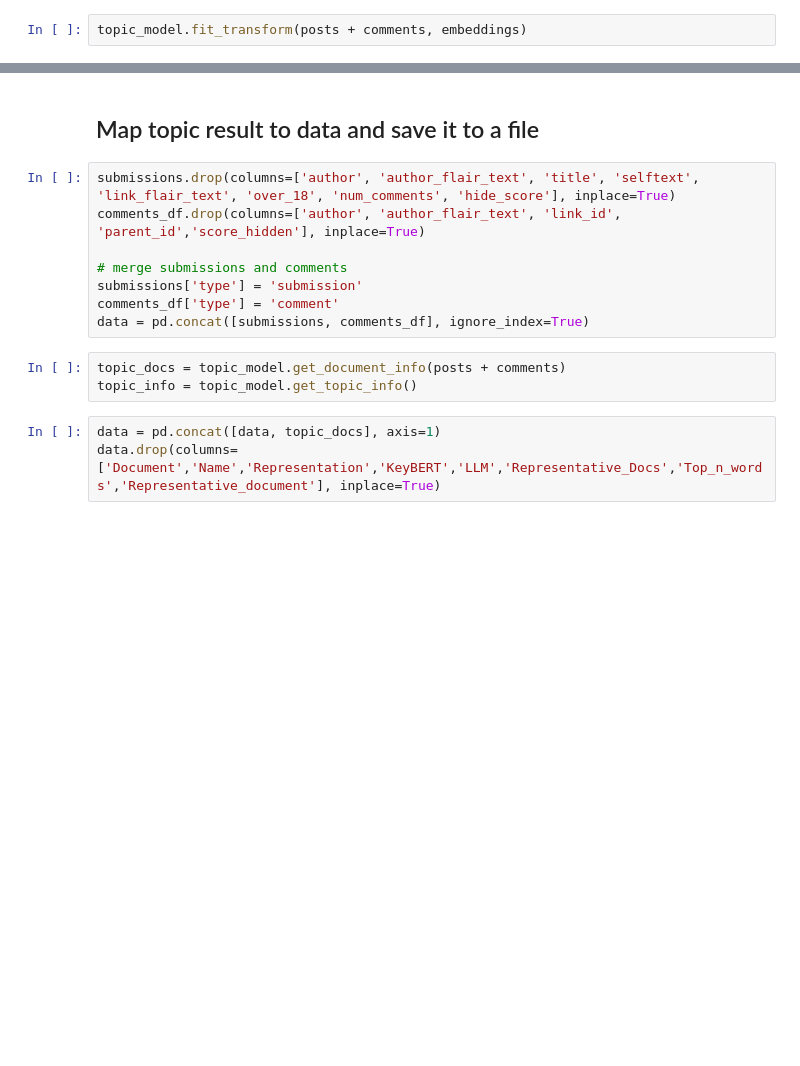
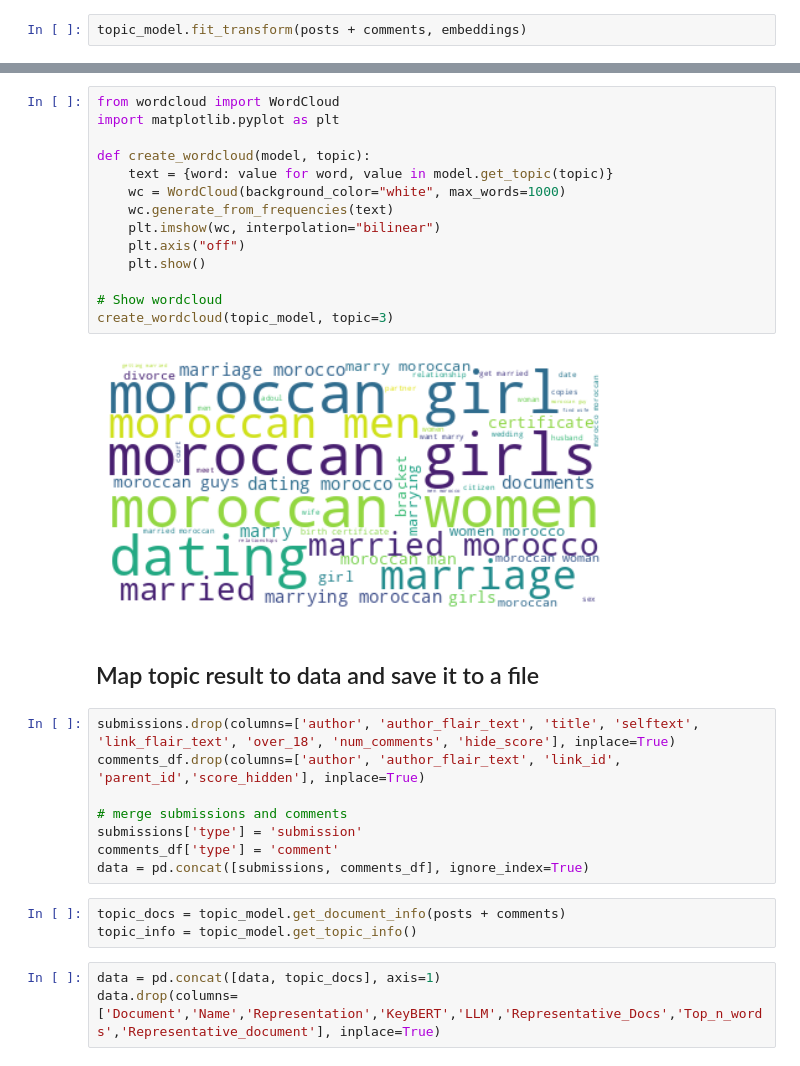
Before and after one commit to chelzakaria/unreddit, a Jupyter notebook: notebooks/Topic_Modeling.ipynb, the cells around one changed output, grey strips where cells are left out. Cells and saved outputs as stored; diff of their text form; blank space fills up the shorter version.

Commit message:
add topic classifier to get categories
add visualization for topic modeling

```diff
--- a/notebooks/Topic_Modeling.ipynb
+++ b/notebooks/Topic_Modeling.ipynb
@@ -99,3 +75,19 @@ topic_model.visualize_heatmap()
+# %%
+from wordcloud import WordCloud
+import matplotlib.pyplot as plt
+
+def create_wordcloud(model, topic):
+    text = {word: value for word, value in model.get_topic(topic)}
+    wc = WordCloud(background_color="white", max_words=1000)
+    wc.generate_from_frequencies(text)
+    plt.imshow(wc, interpolation="bilinear")
+    plt.axis("off")
+    plt.show()
+
+# Show wordcloud
+create_wordcloud(topic_model, topic=3)
+# %% [output]
+[figure, added]
 # %% [markdown]
 ## Map topic result to data and save it to a file
 # %%
```
Also changed, not shown: parts of 10 cells of this notebook, 1 other file.
